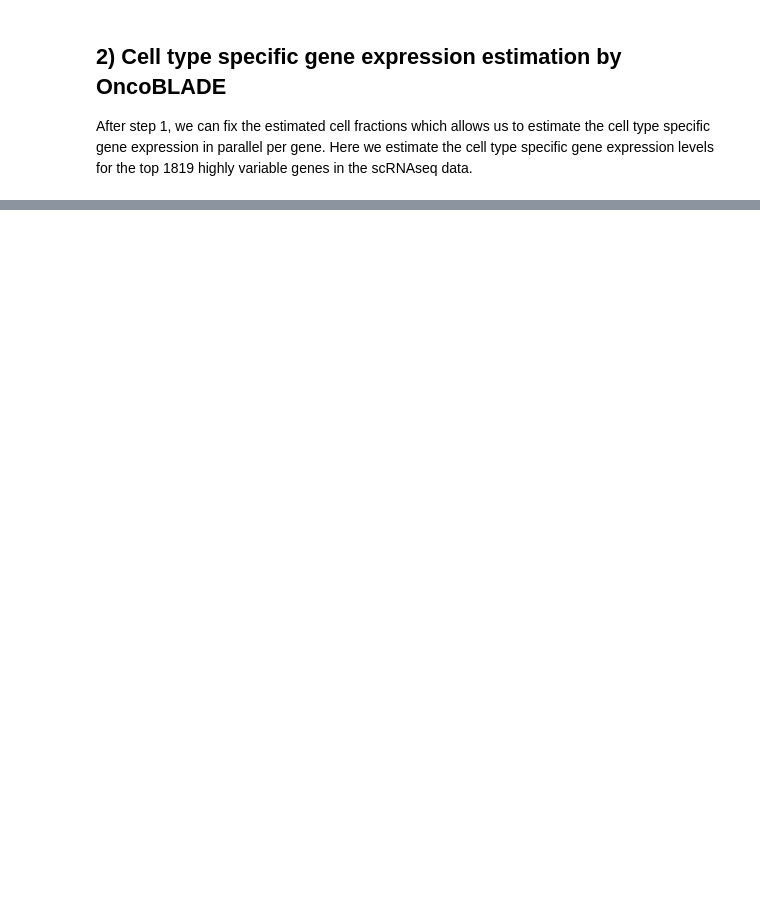
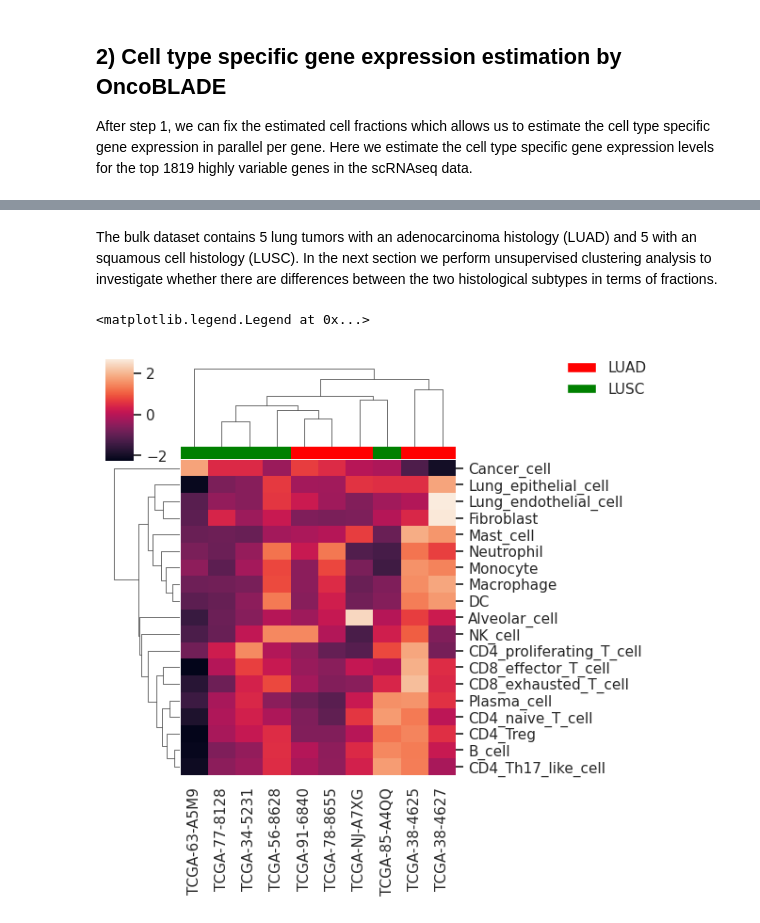
Before and after one commit to tgac-vumc/OncoBLADE, a Jupyter notebook: jupyter/OncoBLADE - Demo script.ipynb, the cells around one changed output, grey strips where cells are left out. Saved outputs shown, nothing was run; the diff lists cells and outputs as text; code cells hidden in the pictures; blank space fills up the shorter version.

Commit message:
Add downstream analyis section to demo

```diff
--- a/jupyter/OncoBLADE - Demo script.ipynb
+++ b/jupyter/OncoBLADE - Demo script.ipynb
@@ -122,5 +115,5 @@ for i in range(len(samples)):
         else:
             pass
 
-print(Expectation)
+pd.DataFrame(Expectation, index = bulk.set_index('symbol').columns, columns = signature['celltype_list'])
 # %% [output]
@@ -267,0 +255,4 @@ final_obj_2, obj_func = Purify_AllGenes(BLADE_output, Mu_hvgenes.to_numpy(), Ome
+# %%
+# Fetch posterior estimates of cell fractions
+Fractions = pd.DataFrame(final_obj.ExpF(final_obj.Beta),index = bulk.set_index('symbol').columns, columns = signature['celltype_list'])
+Fractions
@@ -267,0 +288,14 @@ final_obj_2, obj_func = Purify_AllGenes(BLADE_output, Mu_hvgenes.to_numpy(), Ome
+# %% [markdown]
+The bulk dataset contains 5 lung tumors with an adenocarcinoma histology (LUAD) and 5 with an squamous cell histology (LUSC).
+In the next section we perform unsupervised clustering analysis to investigate whether there are differences between the two histological subtypes in terms of fractions.
+# %%
+# add color annotation for LUAD/LUSC: First 5 samples are LUAD and the second 5 are LUSC
+Subtype_colors = ['red']*5+['green']*5
+# plot clustermap
+map = sns.clustermap(zscore(Fractions).transpose(), figsize = (6,6),col_colors=Subtype_colors)
+# add color legend
+plt.legend([Patch(facecolor=col) for col in ['red','green']], ['LUAD','LUSC'],
+           bbox_to_anchor=(1, 1), bbox_transform=plt.gcf().transFigure, loc='upper right',frameon=False)
+# %% [output]
+<matplotlib.legend.Legend at 0x...>
+[figure, added]
```
Also changed, not shown: parts of 12 cells of this notebook.
